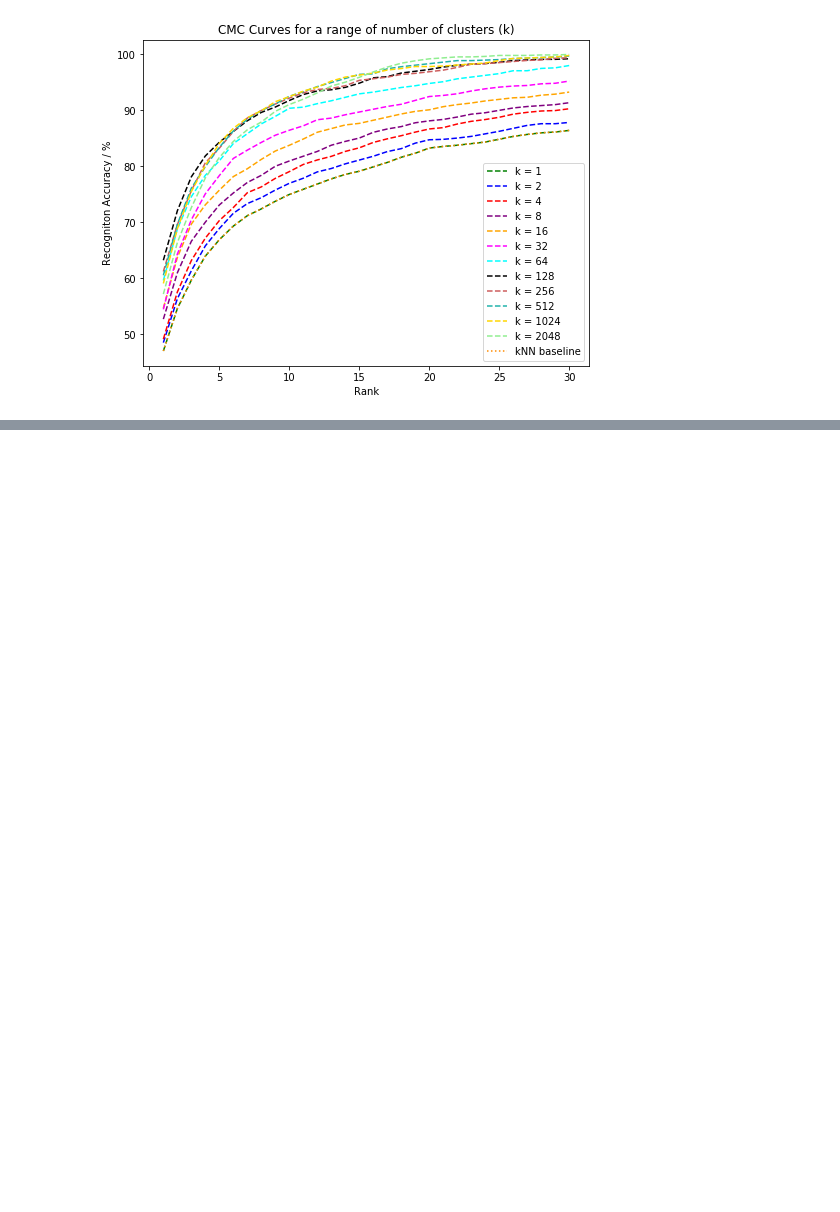
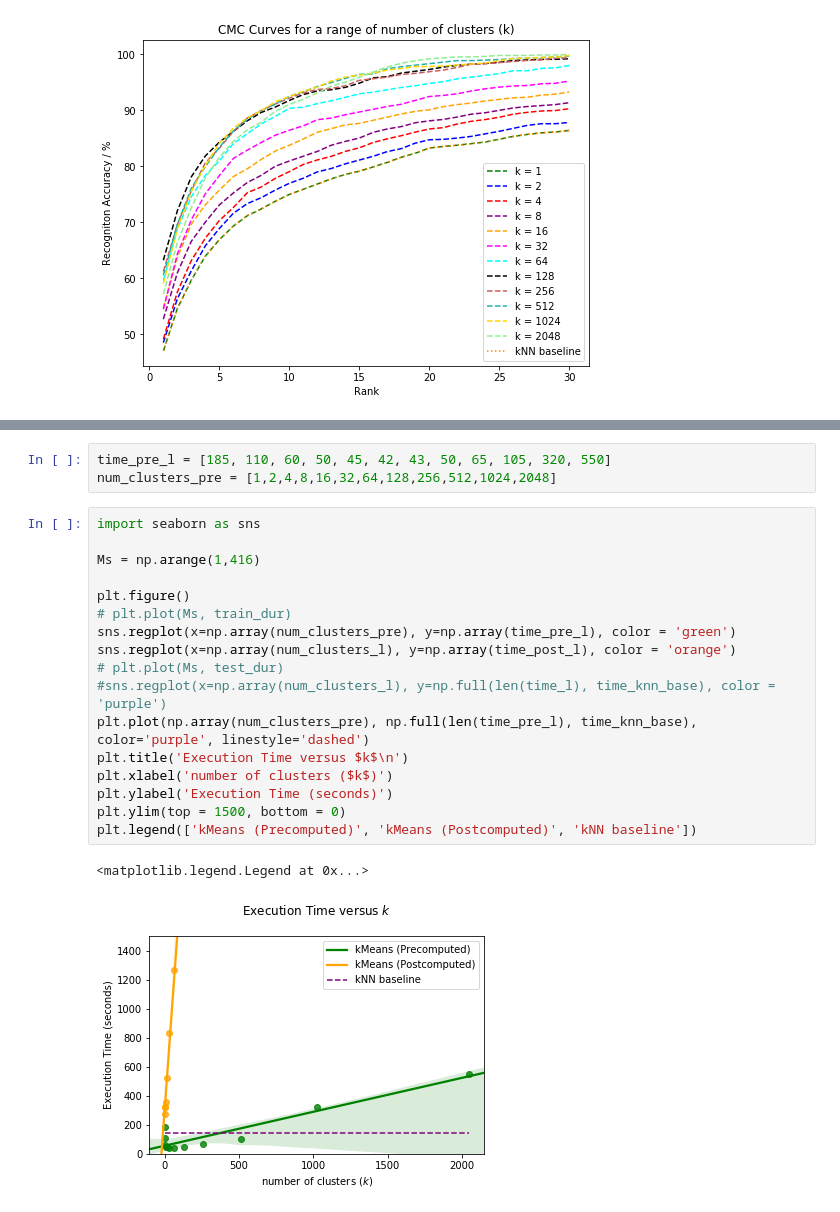
Before and after one commit to RajanPatel97/Representation-and-Distance-Metric-Learning, a Jupyter notebook: Baseline KMeans.ipynb, the cells around one changed output, grey strips where cells are left out. Cells and saved outputs as stored; diff of their text form; blank space fills up the shorter version.

```diff
--- a/Baseline KMeans.ipynb
+++ b/Baseline KMeans.ipynb
@@ -388,0 +588,23 @@ plt.legend(['KMeans', 'KNN baseline'])
+# %%
+time_pre_l = [185, 110, 60, 50, 45, 42, 43, 50, 65, 105, 320, 550]
+num_clusters_pre = [1,2,4,8,16,32,64,128,256,512,1024,2048]
+# %%
+import seaborn as sns
+
+Ms = np.arange(1,416)
+
+plt.figure()
+# plt.plot(Ms, train_dur)
+sns.regplot(x=np.array(num_clusters_pre), y=np.array(time_pre_l), color = 'green')
+sns.regplot(x=np.array(num_clusters_l), y=np.array(time_post_l), color = 'orange')
+# plt.plot(Ms, test_dur)
+#sns.regplot(x=np.array(num_clusters_l), y=np.full(len(time_l), time_knn_base), color = 'purple')
+plt.plot(np.array(num_clusters_pre), np.full(len(time_pre_l), time_knn_base), color='purple', linestyle='dashed')
+plt.title('Execution Time versus $k$\n')
+plt.xlabel('number of clusters ($k$)')
+plt.ylabel('Execution Time (seconds)')
+plt.ylim(top = 1500, bottom = 0)
+plt.legend(['kMeans (Precomputed)', 'kMeans (Postcomputed)', 'kNN baseline'])
+# %% [output]
+<matplotlib.legend.Legend at 0x...>
+[figure, added]
```
Also changed, not shown: parts of 9 cells of this notebook, 3 other files.
